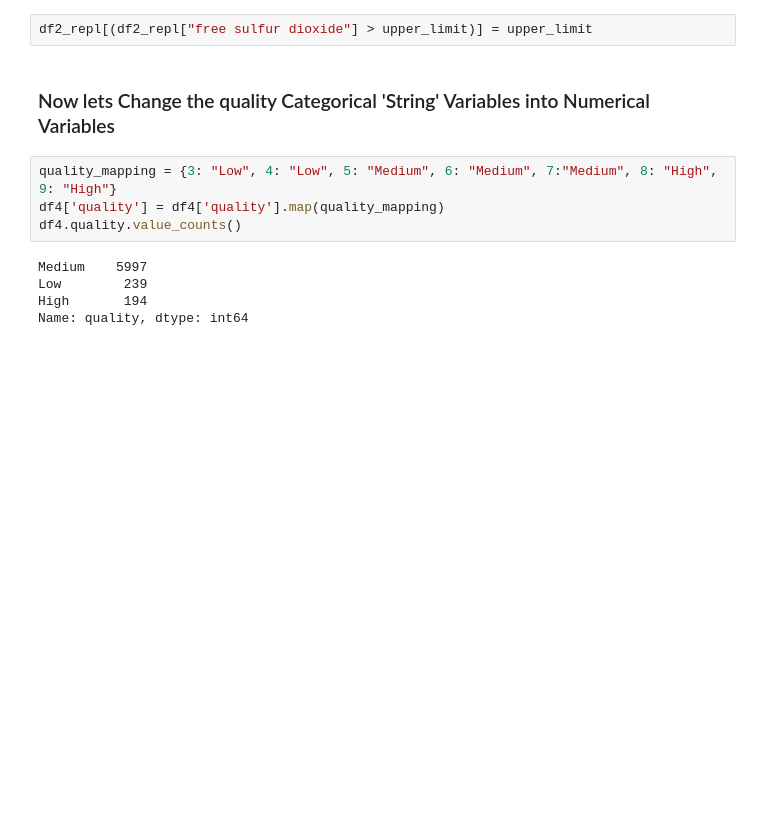
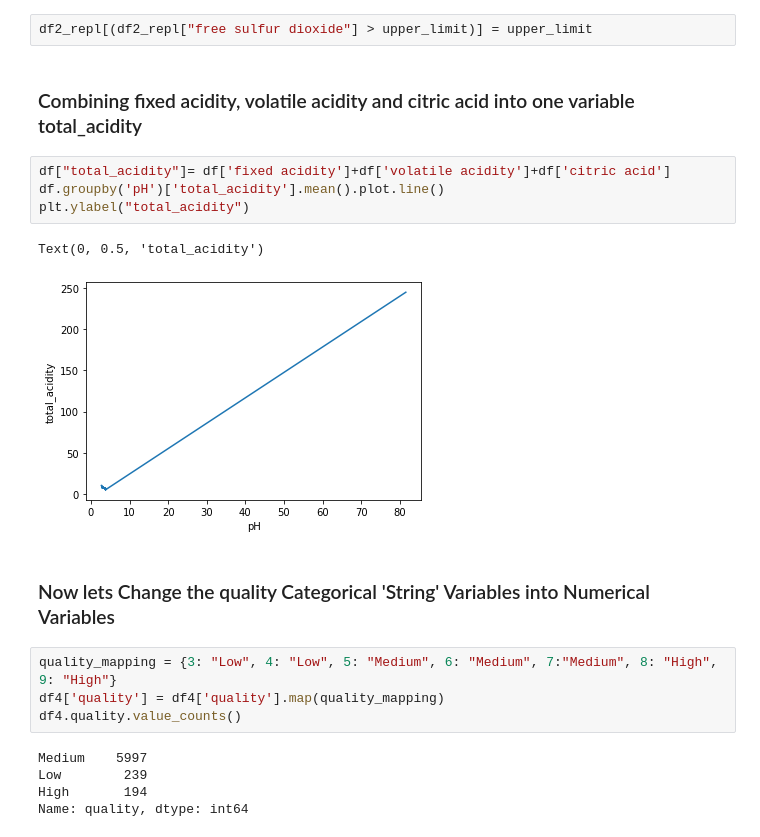
Before and after one commit to LevonPython/Wine-quality-ML-, a Jupyter notebook: Wine project.ipynb, the cells around one changed output. Drawn from its saved outputs; the diff is of its cells as text; blank space fills up the shorter version.

Commit message:
Group project added

```diff
--- a/Wine project.ipynb
+++ b/Wine project.ipynb
@@ -407,5 +411,14 @@ print(lower_limit,upper_limit)
 # %%
 df2_repl[(df2_repl["free sulfur dioxide"] > upper_limit)] = upper_limit
+# %% [markdown]
+### Combining fixed acidity, volatile acidity and citric acid into one variable total_acidity
+# %%
+df["total_acidity"]= df['fixed acidity']+df['volatile acidity']+df['citric acid']
+df.groupby('pH')['total_acidity'].mean().plot.line()
+plt.ylabel("total_acidity")
+# %% [output]
+Text(0, 0.5, 'total_acidity')
+[figure, added]
 # %% [markdown]
 ### Now lets Change the quality Categorical 'String' Variables into Numerical Variables
 # %%
```
Also changed, not shown: parts of 42 cells of this notebook.
